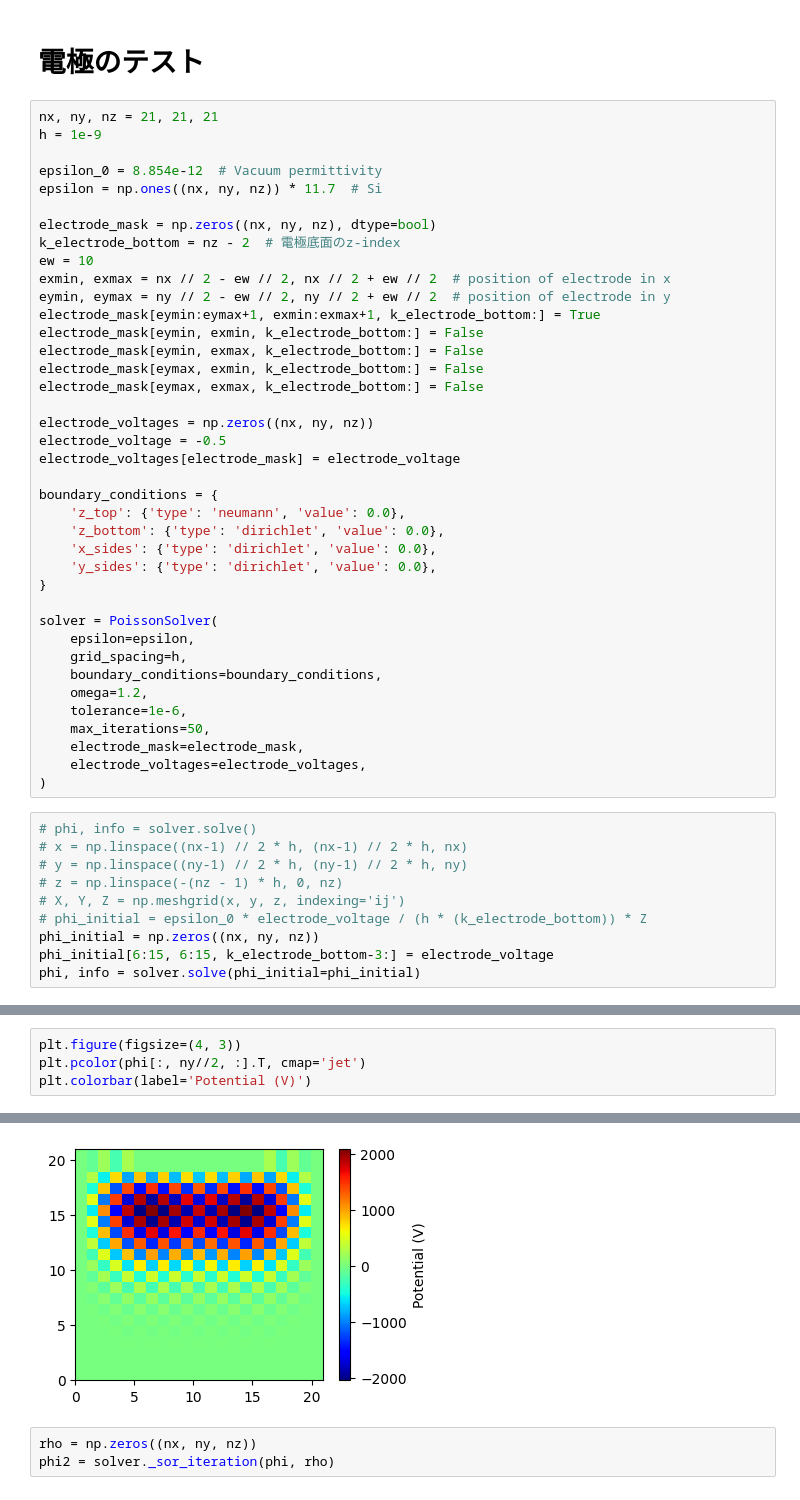
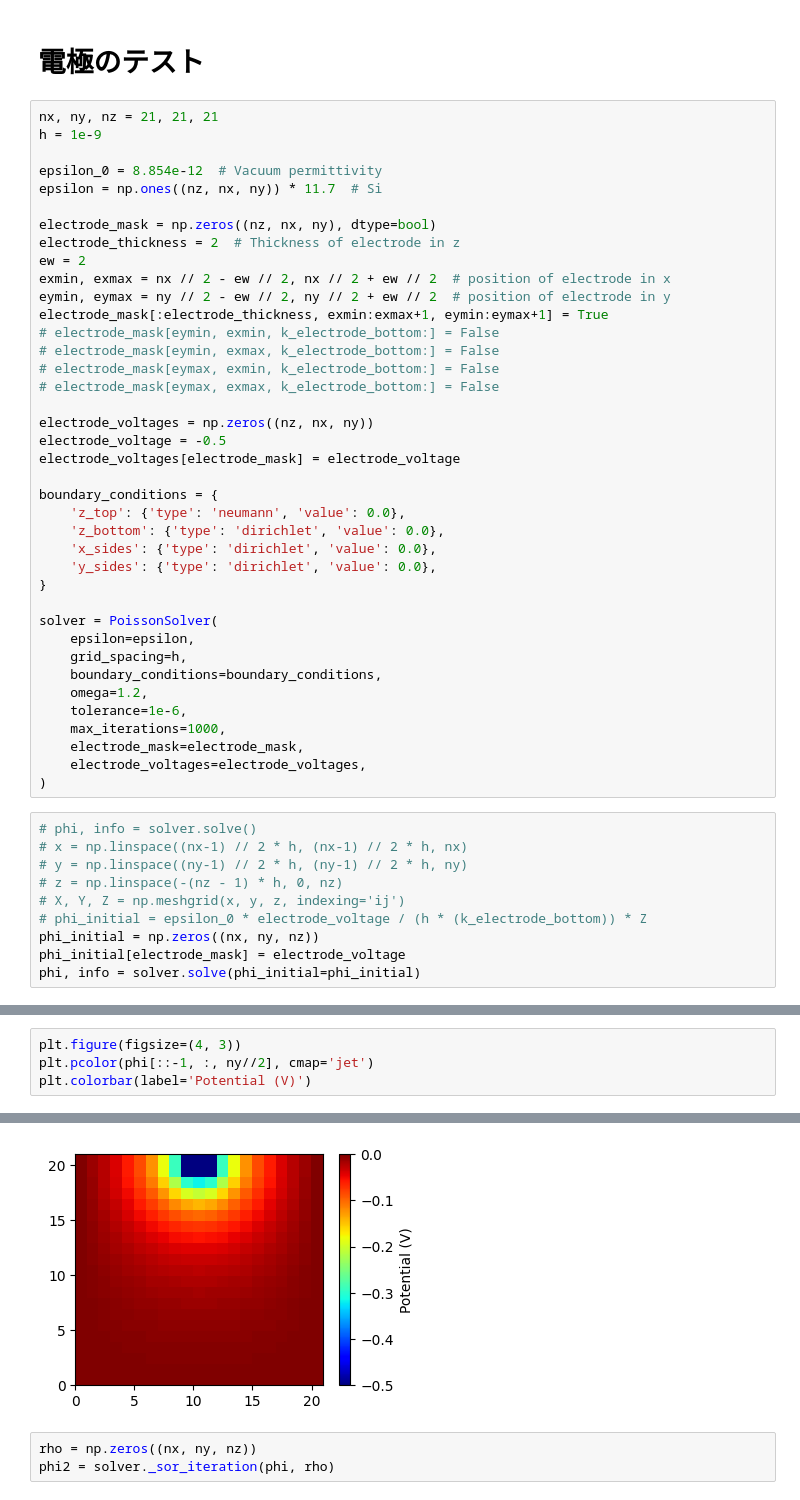
Before and after one commit to oiwalab/Poisson-SOR, a Jupyter notebook: manual_test.ipynb, the cells around one changed output, grey strips where cells are left out. Saved outputs shown, nothing was run; the diff lists cells and outputs as text.

```diff
--- a/manual_test.ipynb
+++ b/manual_test.ipynb
@@ -14,20 +14,20 @@ nx, ny, nz = 21, 21, 21
 h = 1e-9
 
 epsilon_0 = 8.854e-12  # Vacuum permittivity
-epsilon = np.ones((nx, ny, nz)) * 11.7  # Si
+epsilon = np.ones((nz, nx, ny)) * 11.7  # Si
 
-electrode_mask = np.zeros((nx, ny, nz), dtype=bool)
-k_electrode_bottom = nz - 2  # 電極底面のz-index
-ew = 10
+electrode_mask = np.zeros((nz, nx, ny), dtype=bool)
+electrode_thickness = 2  # Thickness of electrode in z
+ew = 2
 exmin, exmax = nx // 2 - ew // 2, nx // 2 + ew // 2  # position of electrode in x
 eymin, eymax = ny // 2 - ew // 2, ny // 2 + ew // 2  # position of electrode in y
-electrode_mask[eymin:eymax+1, exmin:exmax+1, k_electrode_bottom:] = True
-electrode_mask[eymin, exmin, k_electrode_bottom:] = False
-electrode_mask[eymin, exmax, k_electrode_bottom:] = False
-electrode_mask[eymax, exmin, k_electrode_bottom:] = False
-electrode_mask[eymax, exmax, k_electrode_bottom:] = False
+electrode_mask[:electrode_thickness, exmin:exmax+1, eymin:eymax+1] = True
+# electrode_mask[eymin, exmin, k_electrode_bottom:] = False
+# electrode_mask[eymin, exmax, k_electrode_bottom:] = False
+# electrode_mask[eymax, exmin, k_electrode_bottom:] = False
+# electrode_mask[eymax, exmax, k_electrode_bottom:] = False
 
-electrode_voltages = np.zeros((nx, ny, nz))
+electrode_voltages = np.zeros((nz, nx, ny))
 electrode_voltage = -0.5
 electrode_voltages[electrode_mask] = electrode_voltage
 
@@ -44,7 +44,7 @@ solver = PoissonSolver(
     boundary_conditions=boundary_conditions,
     omega=1.2,
     tolerance=1e-6,
-    max_iterations=50,
+    max_iterations=1000,
     electrode_mask=electrode_mask,
     electrode_voltages=electrode_voltages,
 )
@@ -56,6 +56,6 @@ solver = PoissonSolver(
 # X, Y, Z = np.meshgrid(x, y, z, indexing='ij')
 # phi_initial = epsilon_0 * electrode_voltage / (h * (k_electrode_bottom)) * Z
 phi_initial = np.zeros((nx, ny, nz))
-phi_initial[6:15, 6:15, k_electrode_bottom-3:] = electrode_voltage
+phi_initial[electrode_mask] = electrode_voltage
 phi, info = solver.solve(phi_initial=phi_initial)
 # %% [output]
@@ -67,10 +70,10 @@ Iteration 50: Residual = 1.010085e+05
 # %%
 plt.figure(figsize=(4, 3))
-plt.pcolor(phi[:, ny//2, :].T, cmap='jet')
+plt.pcolor(phi[::-1, :, ny//2], cmap='jet')
 plt.colorbar(label='Potential (V)')
 # %% [output]
 <matplotlib.colorbar.Colorbar at 0x...>
-[figure, old version]
+[figure, new version]
 # %%
 rho = np.zeros((nx, ny, nz))
 phi2 = solver._sor_iteration(phi, rho)
```
Also changed, not shown: parts of 1 cell of this notebook, 2 other files.
